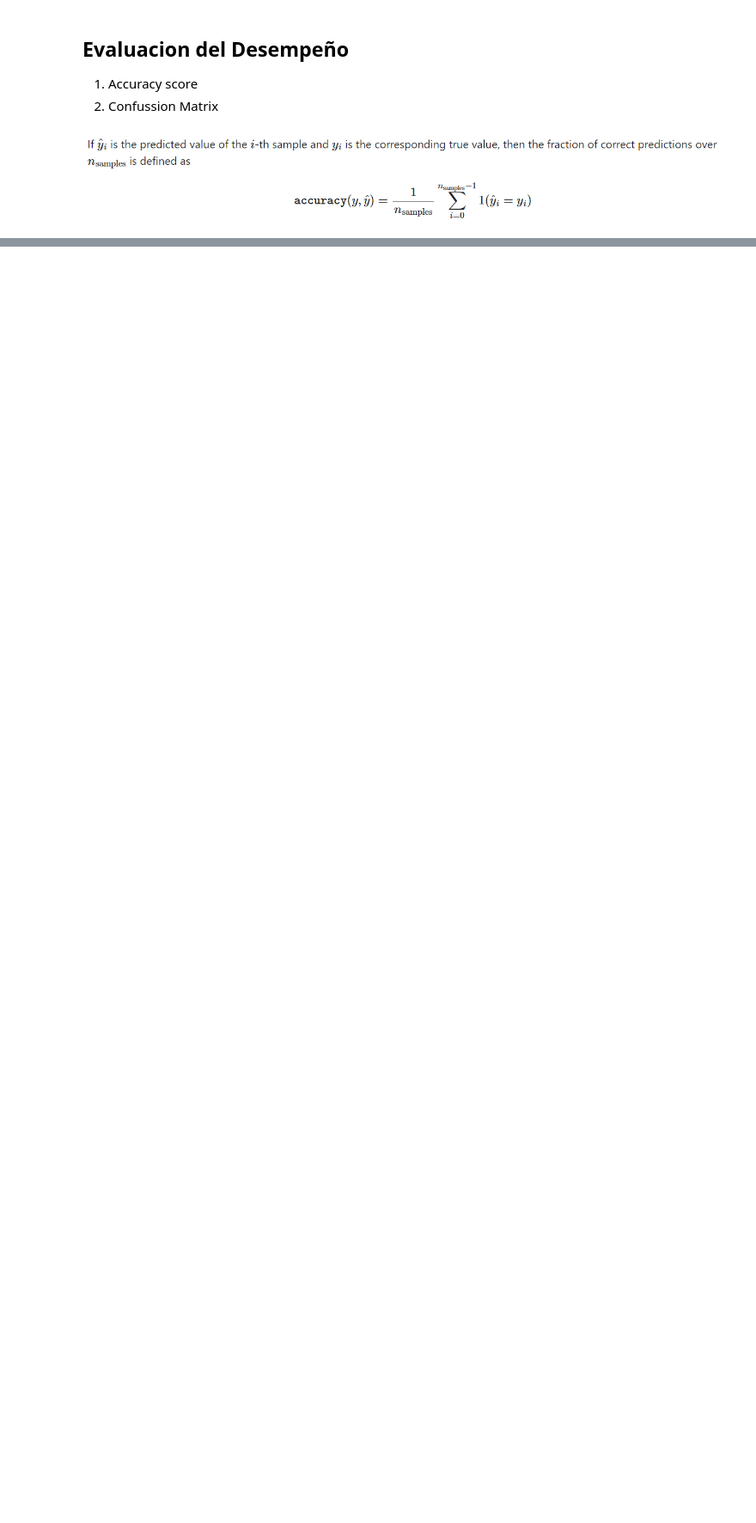
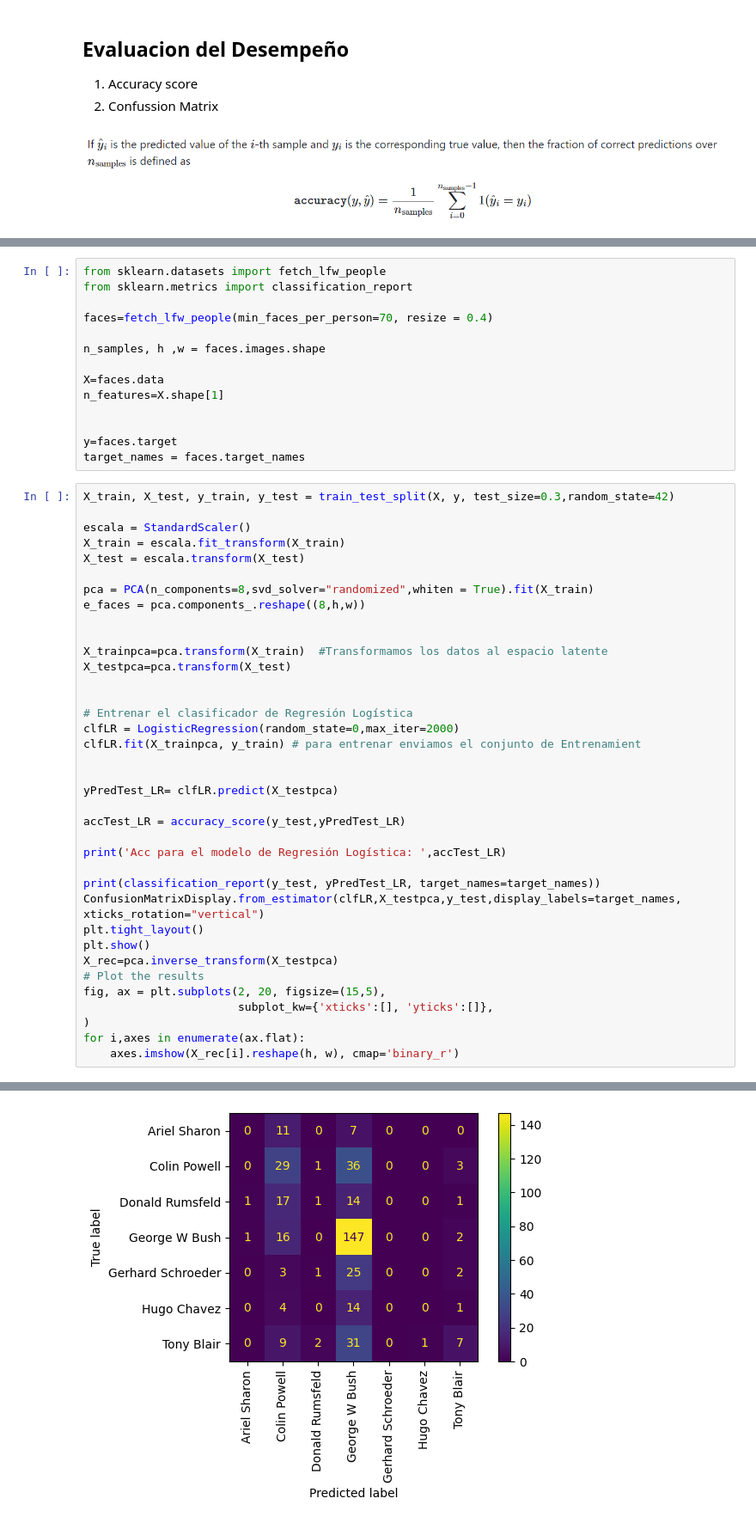
Before and after one commit to cabb1808/miniproyecto1, a Jupyter notebook: MiniProyecto2.ipynb, the cells around one changed output, grey strips where cells are left out. Shown at 86% size. Saved outputs shown, nothing was run; the diff lists cells and outputs as text; blank space fills up the shorter version.

```diff
--- a/MiniProyecto2.ipynb
+++ b/MiniProyecto2.ipynb
@@ -220,0 +221,52 @@ Acc para el modelo de Regresión Logística:  0.8070175438596491
+# %%
+from sklearn.datasets import fetch_lfw_people
+from sklearn.metrics import classification_report
+
+faces=fetch_lfw_people(min_faces_per_person=70, resize = 0.4)
+
+n_samples, h ,w = faces.images.shape
+
+X=faces.data
+n_features=X.shape[1]
+
+
+y=faces.target
+target_names = faces.target_names
+# %%
+X_train, X_test, y_train, y_test = train_test_split(X, y, test_size=0.3,random_state=42)
+
+escala = StandardScaler()
+X_train = escala.fit_transform(X_train)
+X_test = escala.transform(X_test)
+
+pca = PCA(n_components=8,svd_solver="randomized",whiten = True).fit(X_train)
+e_faces = pca.components_.reshape((8,h,w))
+
+
+X_trainpca=pca.transform(X_train)  #Transformamos los datos al espacio latente
+X_testpca=pca.transform(X_test)
+
+
+# Entrenar el clasificador de Regresión Logística
+clfLR = LogisticRegression(random_state=0,max_iter=2000)
+clfLR.fit(X_trainpca, y_train) # para entrenar enviamos el conjunto de Entrenamient
+
+
+yPredTest_LR= clfLR.predict(X_testpca)
+
+accTest_LR = accuracy_score(y_test,yPredTest_LR)
+
+print('Acc para el modelo de Regresión Logística: ',accTest_LR)
+
+print(classification_report(y_test, yPredTest_LR, target_names=target_names))
+ConfusionMatrixDisplay.from_estimator(clfLR,X_testpca,y_test,display_labels=target_names, xticks_rotation="vertical")
+plt.tight_layout()
+plt.show()
+X_rec=pca.inverse_transform(X_testpca)
+# Plot the results
+fig, ax = plt.subplots(2, 20, figsize=(15,5),
+                       subplot_kw={'xticks':[], 'yticks':[]},
+)
+for i,axes in enumerate(ax.flat):
+    axes.imshow(X_rec[i].reshape(h, w), cmap='binary_r')
+# %% [output]
@@ -220,0 +287 @@ Acc para el modelo de Regresión Logística:  0.8070175438596491
+[figure, added]
```
Also changed, not shown: parts of 4 cells of this notebook.
